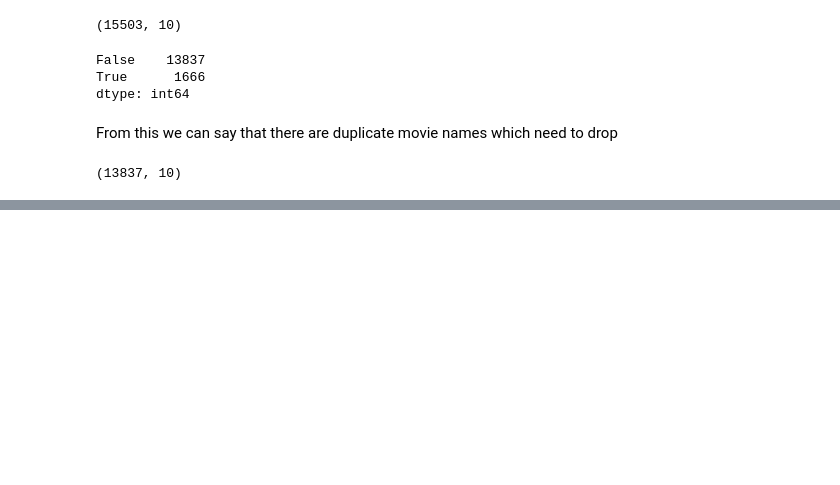
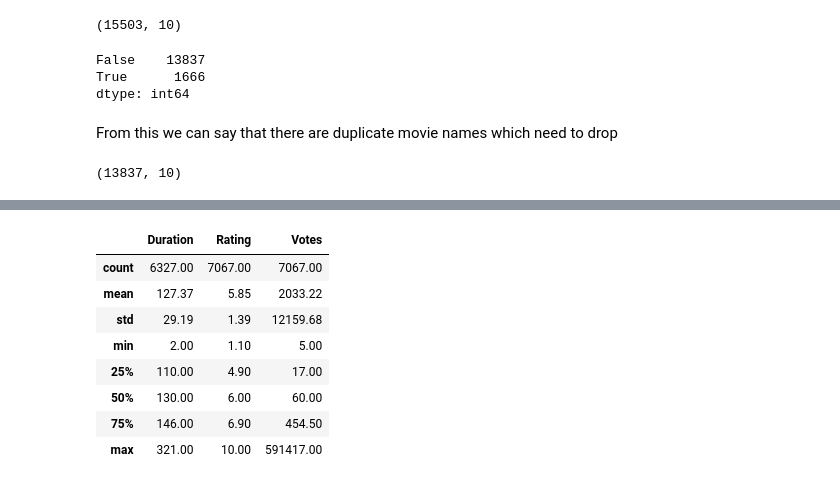
Before and after one commit to praffs18/EDA-on-All-Indian-movies-IMDb-data, a Jupyter notebook: EDA_on_All_Indian_movies_IMDb_data.ipynb, the cells around one changed output, grey strips where cells are left out. Drawn from its saved outputs; the diff is of its cells as text; code cells hidden in the pictures; blank space fills up the shorter version.

```diff
--- a/EDA_on_All_Indian_movies_IMDb_data.ipynb
+++ b/EDA_on_All_Indian_movies_IMDb_data.ipynb
@@ -188,0 +195,4 @@ From this we can see that there are lot of NaN Values are present in the data
+# %%
+# Drop NaN Values from Year and Genre columns
+data_2.dropna(subset=['Year'],inplace=True)
+data_2.dropna(subset=['Genre'],inplace=True)
@@ -188,0 +214,4 @@ From this we can see that there are lot of NaN Values are present in the data
+# %%
+# Before filling the missing values we need to change the datatypes
+data_2['Duration'] = data_2['Duration'].apply(pd.to_numeric)
+data_2['Votes'] = data_2['Votes'].apply(pd.to_numeric)
@@ -188,0 +238,12 @@ From this we can see that there are lot of NaN Values are present in the data
+# %%
+data_2.describe().round(2)
+# %% [output]
+|  | Duration | Rating | Votes |
+| count | 6327.00 | 7067.00 | 7067.00 |
+| mean | 127.37 | 5.85 | 2033.22 |
+| std | 29.19 | 1.39 | 12159.68 |
+| min | 2.00 | 1.10 | 5.00 |
+| 25% | 110.00 | 4.90 | 17.00 |
+| 50% | 130.00 | 6.00 | 60.00 |
+| 75% | 146.00 | 6.90 | 454.50 |
+| max | 321.00 | 10.00 | 591417.00 |
```
Also changed, not shown: parts of 14 cells of this notebook.
